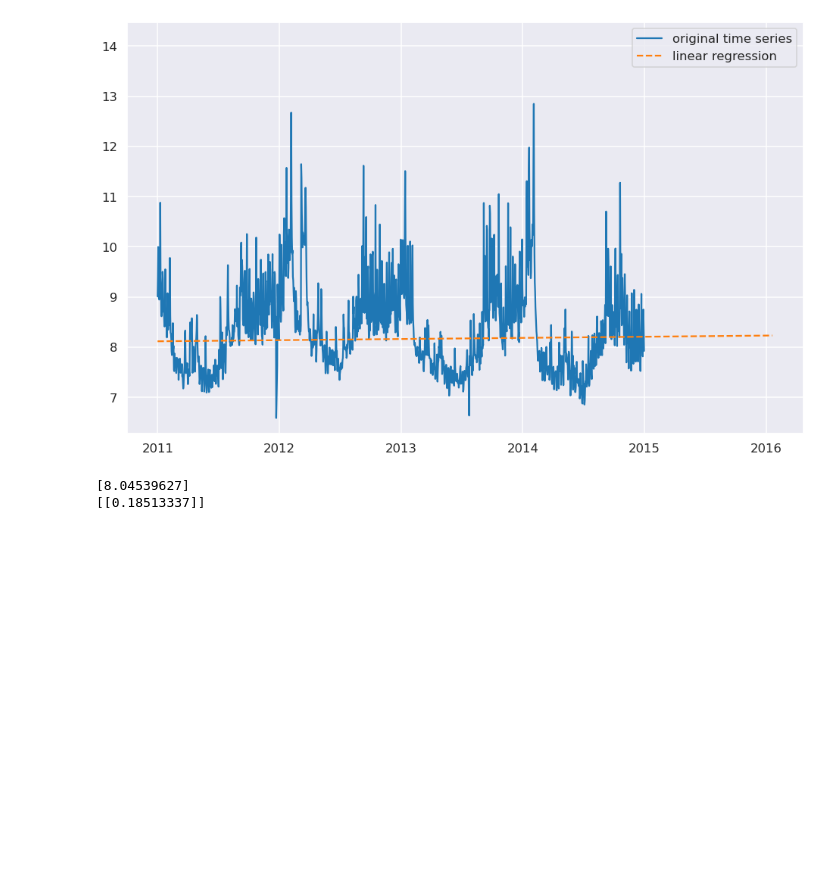
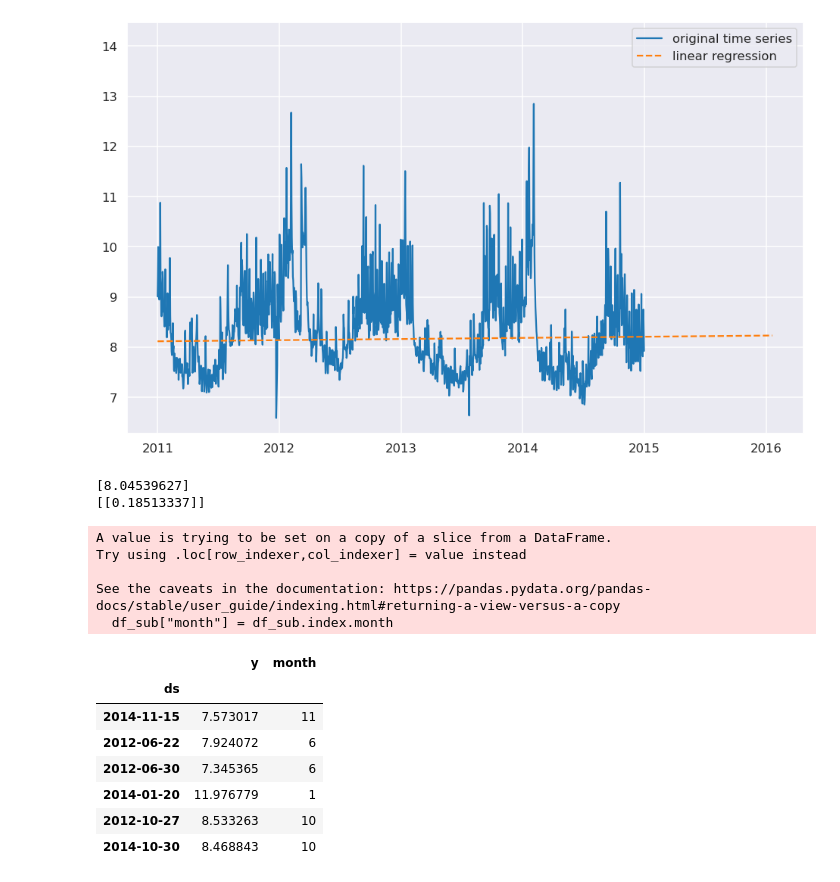
Before and after one commit to hypershotgun/linear_forecast, a Jupyter notebook: lin_frcst.ipynb, the cells around one changed output. Cells and saved outputs as stored; diff of their text form; code cells hidden in the pictures; blank space fills up the shorter version.

```diff
--- a/lin_frcst.ipynb
+++ b/lin_frcst.ipynb
@@ -91,3 +91,22 @@ print(reg.coef_)
 # %% [output]
 [8.04539627]
 [[0.18513337]]
+# %%
+df_sub["month"] = df_sub.index.month
+# %% [output]
+A value is trying to be set on a copy of a slice from a DataFrame.
+Try using .loc[row_indexer,col_indexer] = value instead
+
+See the caveats in the documentation: https://pandas.pydata.org/pandas-docs/stable/user_guide/indexing.html#returning-a-view-versus-a-copy
+  df_sub["month"] = df_sub.index.month
+# %%
+df_sub.sample(n=6)
+# %% [output]
+|  | y | month |
+| ds |  |  |
+| 2014-11-15 | 7.573017 | 11 |
+| 2012-06-22 | 7.924072 | 6 |
+| 2012-06-30 | 7.345365 | 6 |
+| 2014-01-20 | 11.976779 | 1 |
+| 2012-10-27 | 8.533263 | 10 |
+| 2014-10-30 | 8.468843 | 10 |
```
Also changed, not shown: parts of 1 cell of this notebook.
